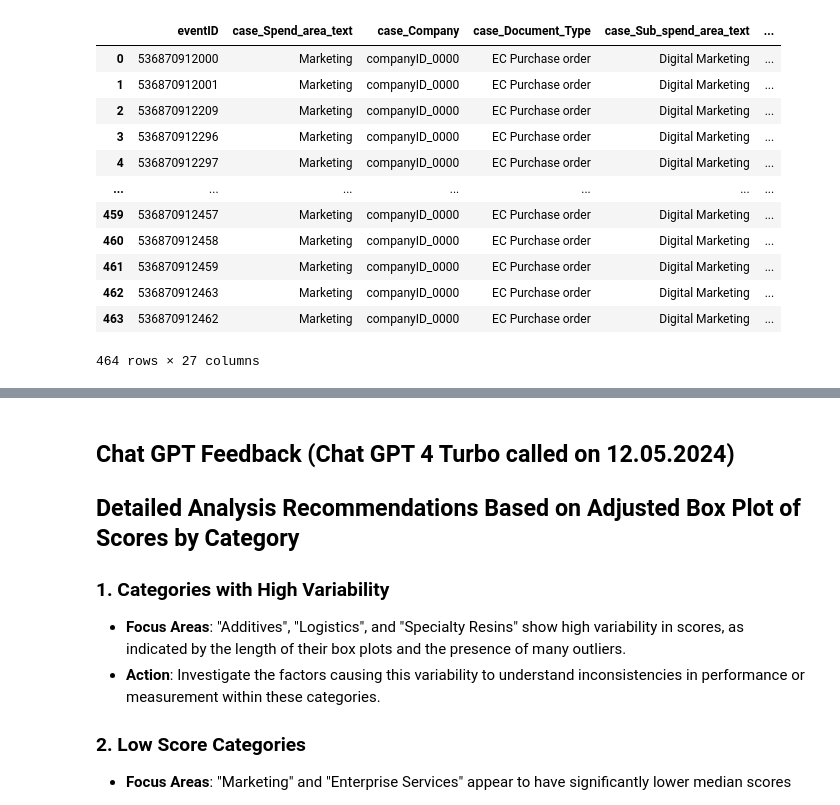
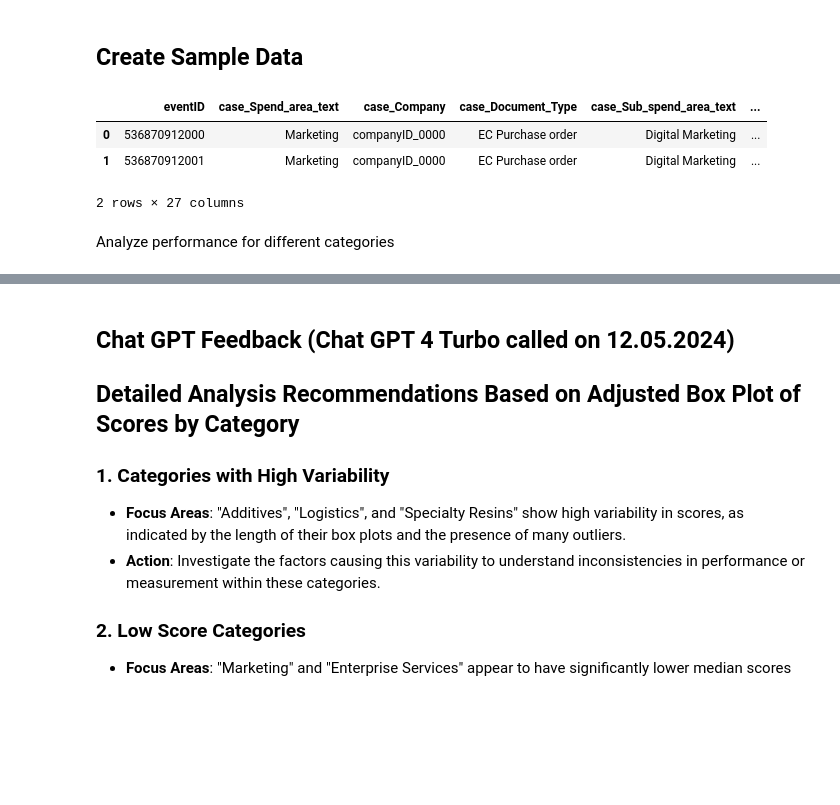
Before and after one commit to feelfine1977/WISE, a Jupyter notebook: src/data_analysis.ipynb, the cells around one changed output, grey strips where cells are left out. Saved outputs shown, nothing was run; the diff lists cells and outputs as text; code cells hidden in the pictures; blank space fills up the shorter version.

```diff
--- a/src/data_analysis.ipynb
+++ b/src/data_analysis.ipynb
@@ -58,33 +20,22 @@ data_grouped.head(20)
+# %% [markdown]
+## Create Sample Data
 # %%
-#read the data from /Users/urszulajessen/code/gitHub/WISE/data/data_BPIC_2019/BPIC_2019.csv and filter it to only case_Item_Type == Service
-df = pd.read_csv("/Users/urszulajessen/code/gitHub/WISE/data/data_BPIC_2019/BPIC_2019.csv")
-df = df[df["case_Item_Type"] == "Service"]
+#read the data from /Users/urszulajessen/code/gitHub/WISE/data/data_BPIC_2019/BPIC_2019.csv and get 50 random case_id
+import pandas as pd
+df_sample = pd.read_csv("/Users/urszulajessen/code/gitHub/WISE/data/data_BPIC_2019/BPIC_2019.csv")
+random_case_id = df_sample["case_concept_name"].sample(n=50)
+df_sample = df_sample[df_sample["case_concept_name"].isin(random_case_id)]
 #save it to /Users/urszulajessen/code/gitHub/WISE/data/data_BPIC_2019_Service/BPIC_2019_Service.csv
-df.to_csv("/Users/urszulajessen/code/gitHub/WISE/data/data_BPIC_2019_Service/BPIC_2019_Service.csv", index=False)
+df_sample.to_csv("/Users/urszulajessen/code/gitHub/WISE/data/data_sample/sample.csv", index=False)
+#example to describe the data and Domain Knowledge -' Create Purchase Order Item only 1x but Record Goods Receipt 117 x and Vendor creates invoice 21x and clear invoice 29x
+df_sample[df_sample["case_concept_name"] == "2000000100_00001"].head(2)
+# %% [output]
+|  | eventID | case_Spend_area_text | case_Company | case_Document_Type | case_Sub_spend_area_text | ... |
+| 0 | 536870912000 | Marketing | companyID_0000 | EC Purchase order | Digital Marketing | ... |
+| 1 | 536870912001 | Marketing | companyID_0000 | EC Purchase order | Digital Marketing | ... |
+2 rows × 27 columns
-# %%
-#read the data from /Users/urszulajessen/code/gitHub/WISE/data/data_BPIC_2019/BPIC_2019.csv and get 50 random case_id
-import pandas as pd
-df_sample = pd.read_csv("/Users/urszulajessen/code/gitHub/WISE/data/data_BPIC_2019/BPIC_2019.csv")
-random_case_id = df_sample["case_concept_name"].sample(n=50)
-df_sample = df_sample[df_sample["case_concept_name"].isin(random_case_id)]
-#save it to /Users/urszulajessen/code/gitHub/WISE/data/data_BPIC_2019_Service/BPIC_2019_Service.csv
-df_sample.to_csv("/Users/urszulajessen/code/gitHub/WISE/data/data_sample/sample.csv", index=False)
-#example to describe the data and Domain Knowledge -' Create Purchase Order Item only 1x but Record Goods Receipt 117 x and Vendor creates invoice 21x and clear invoice 29x
-df_sample[df_sample["case_concept_name"] == "2000000100_00001"]
-# %% [output]
-|  | eventID | case_Spend_area_text | case_Company | case_Document_Type | case_Sub_spend_area_text | ... |
-| 0 | 536870912000 | Marketing | companyID_0000 | EC Purchase order | Digital Marketing | ... |
-| 1 | 536870912001 | Marketing | companyID_0000 | EC Purchase order | Digital Marketing | ... |
-| 2 | 536870912209 | Marketing | companyID_0000 | EC Purchase order | Digital Marketing | ... |
-| 3 | 536870912296 | Marketing | companyID_0000 | EC Purchase order | Digital Marketing | ... |
-| 4 | 536870912297 | Marketing | companyID_0000 | EC Purchase order | Digital Marketing | ... |
-| ... | ... | ... | ... | ... | ... | ... |
-| 459 | 536870912457 | Marketing | companyID_0000 | EC Purchase order | Digital Marketing | ... |
-| 460 | 536870912458 | Marketing | companyID_0000 | EC Purchase order | Digital Marketing | ... |
-| 461 | 536870912459 | Marketing | companyID_0000 | EC Purchase order | Digital Marketing | ... |
-| 462 | 536870912463 | Marketing | companyID_0000 | EC Purchase order | Digital Marketing | ... |
-| 463 | 536870912462 | Marketing | companyID_0000 | EC Purchase order | Digital Marketing | ... |
-464 rows × 27 columns
+# %% [markdown]
+Analyze performance for different categories
 # %%
 analyze_performance(visualize=True, category='cat_dim_5', score='mean_score')
 # %% [output]
```
Also changed, not shown: parts of 19 cells of this notebook, 12 other files.
